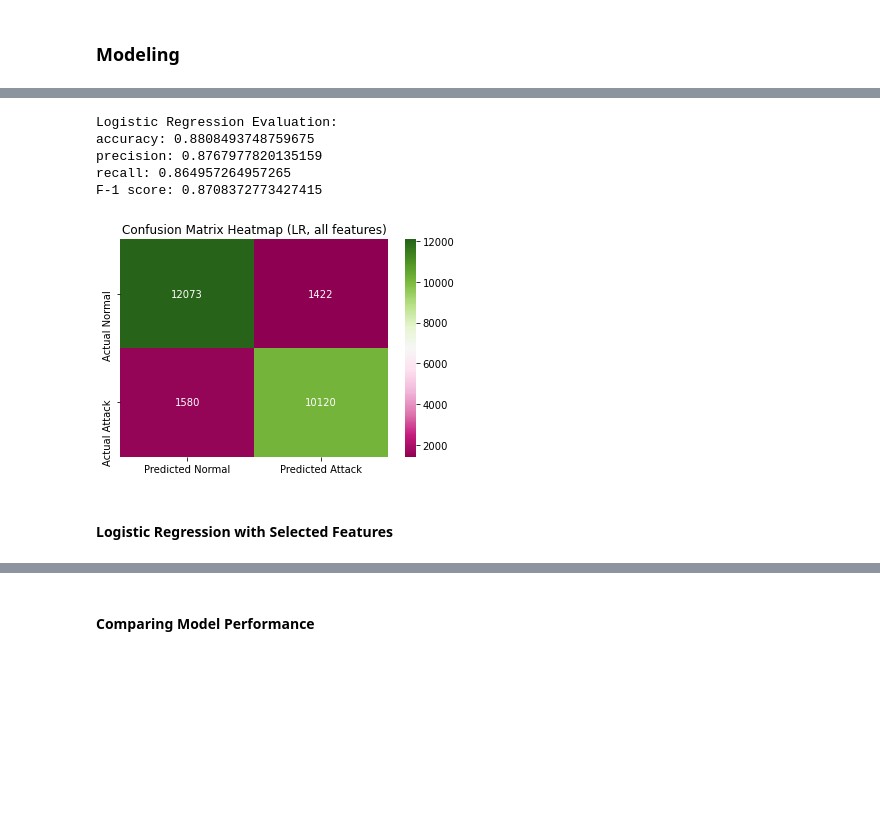
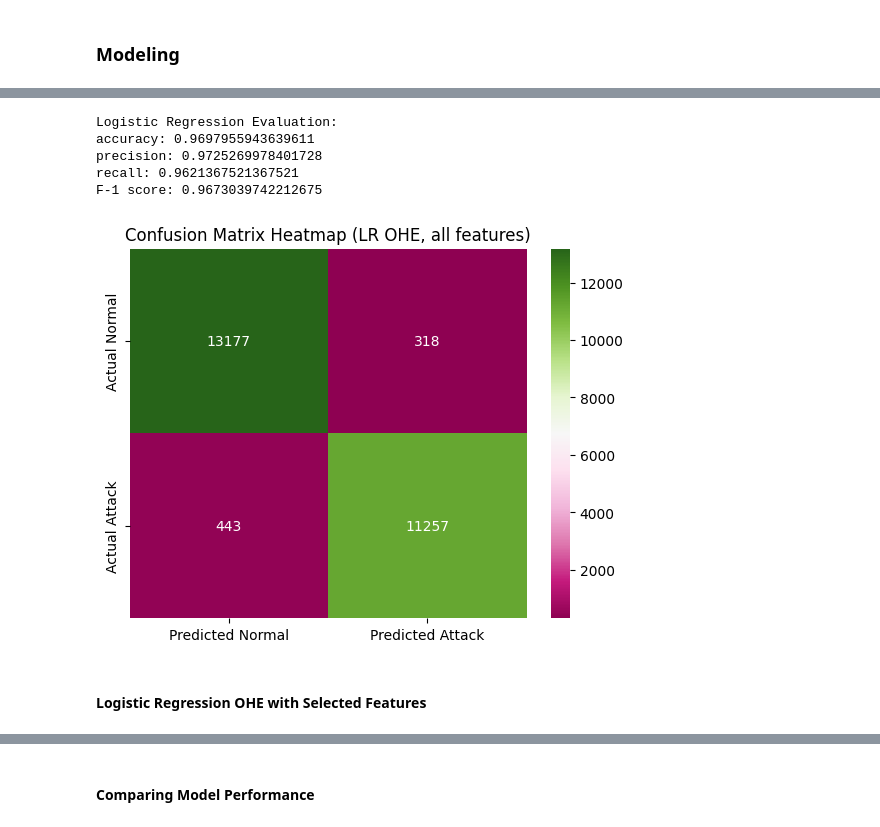
Before and after one commit to Jellyfish25/Intrusion-Detection-System-CMPE279, a Jupyter notebook: CMPE279_Project/CMPE279_Project.ipynb, the cells around one changed output, grey strips where cells are left out. Saved outputs shown, nothing was run; the diff lists cells and outputs as text; code cells hidden in the pictures; blank space fills up the shorter version.

```diff
--- a/CMPE279_Project/CMPE279_Project.ipynb
+++ b/CMPE279_Project/CMPE279_Project.ipynb
@@ -459,27 +594,27 @@ print(y_pred_LR)
 # %%
 # Calculate for: accuracy, precision, recall, f1 score based on LR
-confusion_mat_LRA = confusion_matrix(y_test, y_pred_LR)
-tn, fp, fn, tp = confusion_mat_LRA.ravel()
-LR_selected_accuracy = (tp + tn)/(tn + fp + fn + tp)
-LR_selected_precision = tp/(tp + fp)
-LR_selected_recall = tp/(tp + fn)
-LR_selected_score = 2 * (LR_selected_precision * LR_selected_recall)/(LR_selected_precision + LR_selected_recall);
+confusion_mat_LRS = confusion_matrix(y_test, y_pred_LR)
+tn, fp, fn, tp = confusion_mat_LRS.ravel()
+LR_accuracy = (tp + tn)/(tn + fp + fn + tp)
+LR_precision = tp/(tp + fp)
+LR_recall = tp/(tp + fn)
+LR_score = 2 * (LR_precision * LR_recall)/(LR_precision + LR_recall)
 
 print("Logistic Regression Evaluation:")
-print(f"accuracy: {LR_selected_accuracy}")
-print(f"precision: {LR_selected_precision}")
-print(f"recall: {LR_selected_recall}")
-print(f"F-1 score: {LR_selected_score}")
-generate_heatmap(confusion_mat_LRA, "Confusion Matrix Heatmap (LR, all features)")
+print(f"accuracy: {LR_accuracy}")
+print(f"precision: {LR_precision}")
+print(f"recall: {LR_recall}")
+print(f"F-1 score: {LR_score}")
+generate_heatmap(confusion_mat_LRS, "Confusion Matrix Heatmap (LR OHE, all features)")
 # %% [output]
 Logistic Regression Evaluation:
-accuracy: 0.8808493748759675
-precision: 0.8767977820135159
-recall: 0.864957264957265
-F-1 score: 0.8708372773427415
+accuracy: 0.9697955943639611
+precision: 0.9725269978401728
+recall: 0.9621367521367521
+F-1 score: 0.9673039742212675
-[figure, old version]
+[figure, new version]
 # %% [markdown]
-#### Logistic Regression with Selected Features
+#### Logistic Regression OHE with Selected Features
 # %%
 start_time = time.time()
 # Initialize the logistic regression model & train the model (max iterations set to 5000)
```
Also changed, not shown: parts of 50 cells of this notebook.
